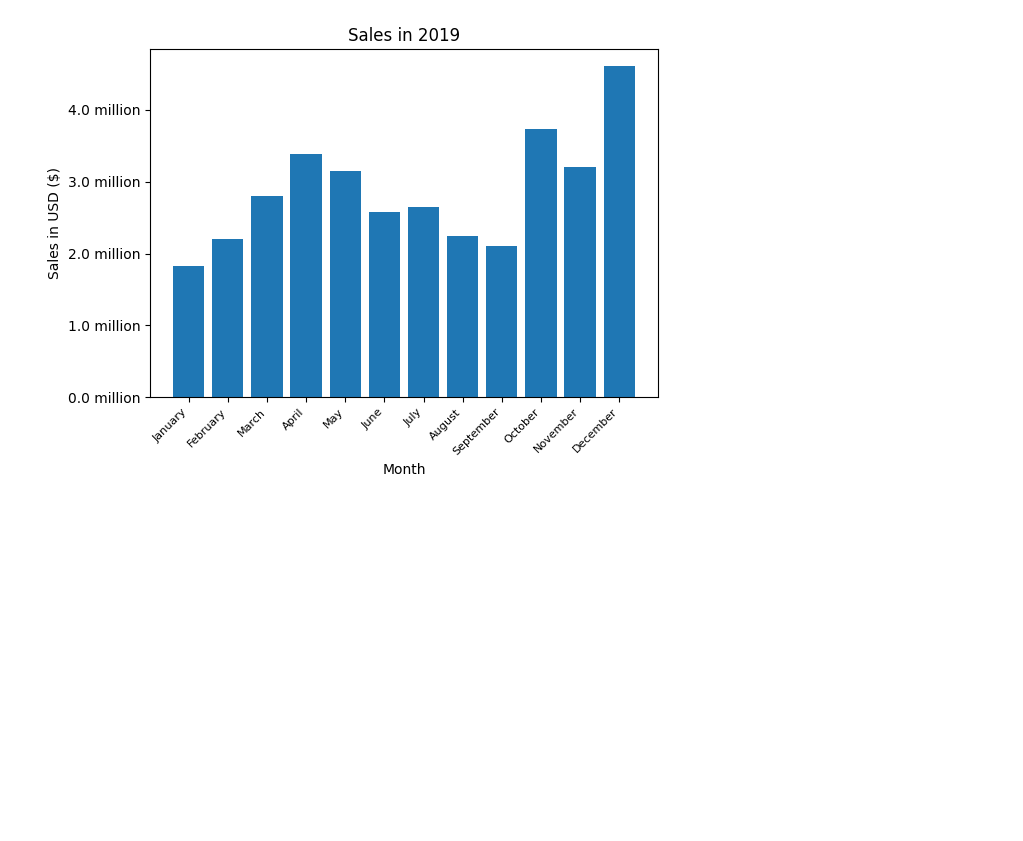
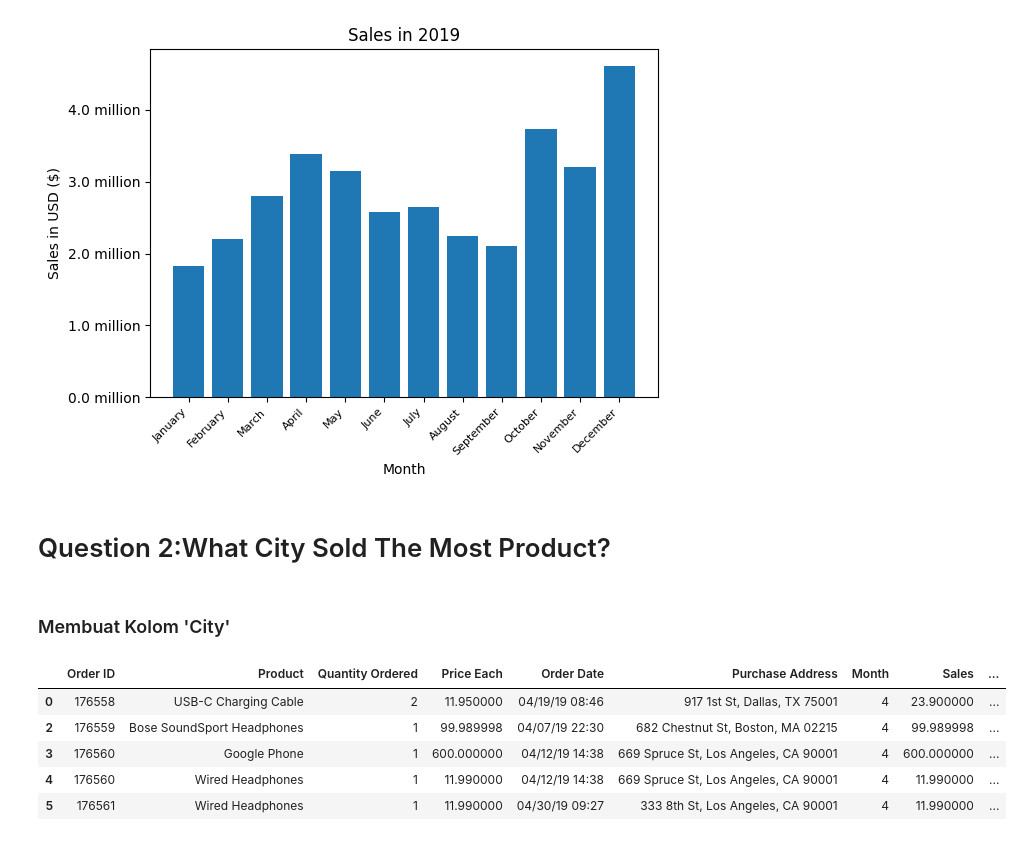
Before and after one commit to Rapapap/Pandas-Data-Science-Task, a Jupyter notebook: Sales_Analysis.ipynb, the cells around one changed output. Saved outputs shown, nothing was run; the diff lists cells and outputs as text; code cells hidden in the pictures; blank space fills up the shorter version.

Commit message:
Adding step on how to answer Question 2

```diff
--- a/Sales_Analysis.ipynb
+++ b/Sales_Analysis.ipynb
@@ -106,3 +122,17 @@ plt.tight_layout()
 plt.show()
 # %% [output]
 [figure]
+# %% [markdown]
+# Question 2:What City Sold The Most Product?
+# %% [markdown]
+### Membuat Kolom 'City'
+# %%
+all_data['City'] = all_data['Purchase Address'].apply(lambda x: x.split(',')[1])
+all_data.head()
+# %% [output]
+|  | Order ID | Product | Quantity Ordered | Price Each | Order Date | Purchase Address | Month | Sales | ... |
+| 0 | 176558 | USB-C Charging Cable | 2 | 11.950000 | 04/19/19 08:46 | 917 1st St, Dallas, TX 75001 | 4 | 23.900000 | ... |
+| 2 | 176559 | Bose SoundSport Headphones | 1 | 99.989998 | 04/07/19 22:30 | 682 Chestnut St, Boston, MA 02215 | 4 | 99.989998 | ... |
+| 3 | 176560 | Google Phone | 1 | 600.000000 | 04/12/19 14:38 | 669 Spruce St, Los Angeles, CA 90001 | 4 | 600.000000 | ... |
+| 4 | 176560 | Wired Headphones | 1 | 11.990000 | 04/12/19 14:38 | 669 Spruce St, Los Angeles, CA 90001 | 4 | 11.990000 | ... |
+| 5 | 176561 | Wired Headphones | 1 | 11.990000 | 04/30/19 09:27 | 333 8th St, Los Angeles, CA 90001 | 4 | 11.990000 | ... |
```
Also changed, not shown: parts of 4 cells of this notebook.
